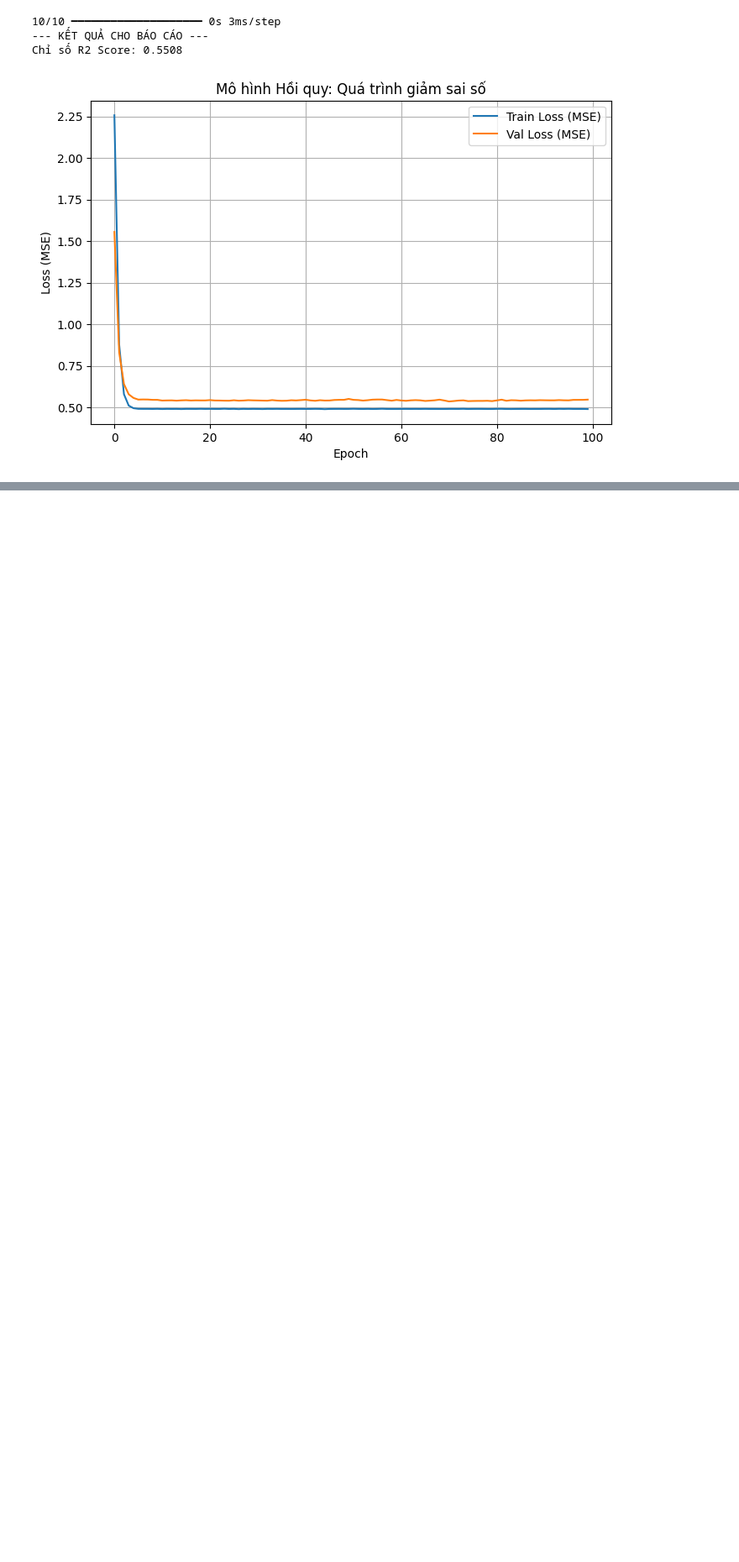
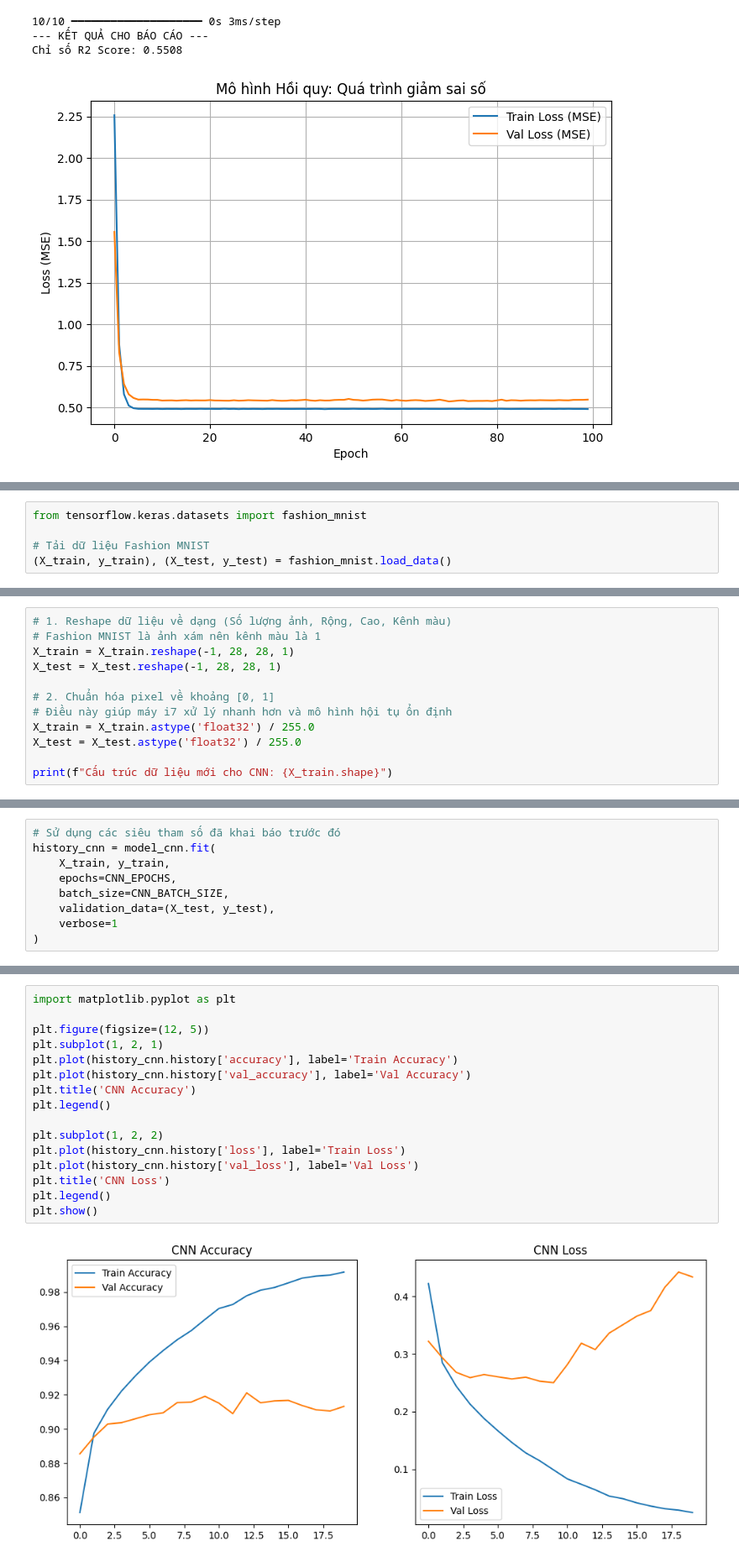
Before and after one commit to dangchicong/hocsau, a Jupyter notebook: Do_an.ipynb, the cells around one changed output, grey strips where cells are left out. Shown at 84% size. Drawn from its saved outputs; the diff is of its cells as text; blank space fills up the shorter version.

```diff
--- a/Do_an.ipynb
+++ b/Do_an.ipynb
@@ -511,0 +519,5 @@ Chỉ số R2 Score: 0.5508
+# %%
+from tensorflow.keras.datasets import fashion_mnist
+
+# Tải dữ liệu Fashion MNIST
+(X_train, y_train), (X_test, y_test) = fashion_mnist.load_data()
@@ -511,0 +535,12 @@ Chỉ số R2 Score: 0.5508
+# %%
+# 1. Reshape dữ liệu về dạng (Số lượng ảnh, Rộng, Cao, Kênh màu)
+# Fashion MNIST là ảnh xám nên kênh màu là 1
+X_train = X_train.reshape(-1, 28, 28, 1)
+X_test = X_test.reshape(-1, 28, 28, 1)
+
+# 2. Chuẩn hóa pixel về khoảng [0, 1]
+# Điều này giúp máy i7 xử lý nhanh hơn và mô hình hội tụ ổn định
+X_train = X_train.astype('float32') / 255.0
+X_test = X_test.astype('float32') / 255.0
+
+print(f"Cấu trúc dữ liệu mới cho CNN: {X_train.shape}")
@@ -511,0 +686,9 @@ Chỉ số R2 Score: 0.5508
+# %%
+# Sử dụng các siêu tham số đã khai báo trước đó
+history_cnn = model_cnn.fit(
+    X_train, y_train,
+    epochs=CNN_EPOCHS,
+    batch_size=CNN_BATCH_SIZE,
+    validation_data=(X_test, y_test),
+    verbose=1
+)
@@ -511,0 +715,18 @@ Chỉ số R2 Score: 0.5508
+# %%
+import matplotlib.pyplot as plt
+
+plt.figure(figsize=(12, 5))
+plt.subplot(1, 2, 1)
+plt.plot(history_cnn.history['accuracy'], label='Train Accuracy')
+plt.plot(history_cnn.history['val_accuracy'], label='Val Accuracy')
+plt.title('CNN Accuracy')
+plt.legend()
+
+plt.subplot(1, 2, 2)
+plt.plot(history_cnn.history['loss'], label='Train Loss')
+plt.plot(history_cnn.history['val_loss'], label='Val Loss')
+plt.title('CNN Loss')
+plt.legend()
+plt.show()
+# %% [output]
+[figure, added]
```
Also changed, not shown: parts of 18 cells of this notebook.
